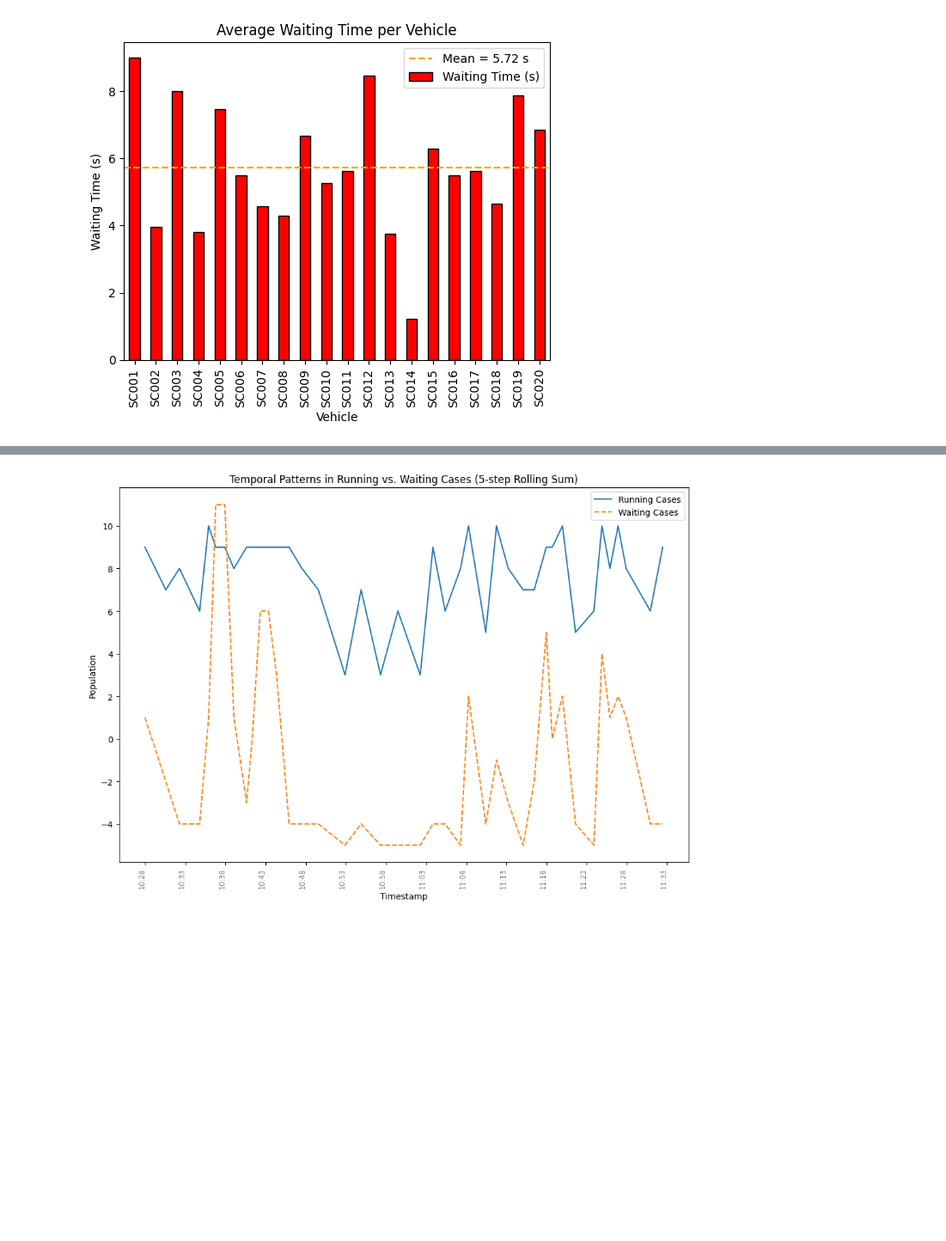
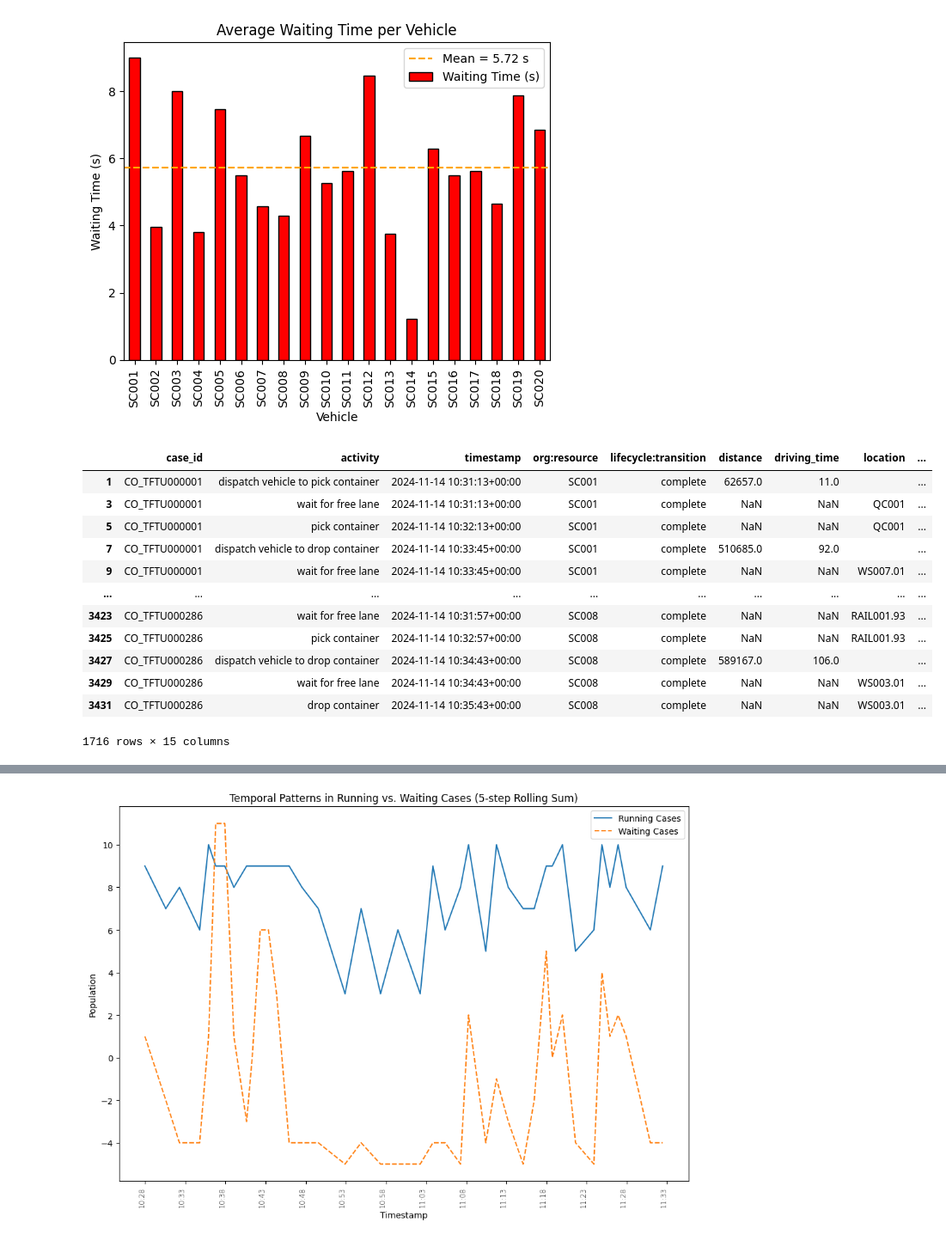
Before and after one commit to alpharmike/vehicle-simulation-analysis, a Jupyter notebook: notebooks/optimization.ipynb, the cells around one changed output, grey strips where cells are left out. Shown: that part at 86% size. Cells and saved outputs as stored; diff of their text form; code cells hidden in the pictures; blank space fills up the shorter version.

```diff
--- a/notebooks/optimization.ipynb
+++ b/notebooks/optimization.ipynb
@@ -311,3 +317,19 @@ plt.legend();
 plt.show()
 # %% [output]
 [figure]
+# %%
+complete_df
+# %% [output]
+|  | case_id | activity | timestamp | org:resource | lifecycle:transition | distance | driving_time | location | ... |
+| 1 | CO_TFTU000001 | dispatch vehicle to pick container | 2024-11-14 10:31:13+00:00 | SC001 | complete | 62657.0 | 11.0 |  | ... |
+| 3 | CO_TFTU000001 | wait for free lane | 2024-11-14 10:31:13+00:00 | SC001 | complete | NaN | NaN | QC001 | ... |
+| 5 | CO_TFTU000001 | pick container | 2024-11-14 10:32:13+00:00 | SC001 | complete | NaN | NaN | QC001 | ... |
+| 7 | CO_TFTU000001 | dispatch vehicle to drop container | 2024-11-14 10:33:45+00:00 | SC001 | complete | 510685.0 | 92.0 |  | ... |
+| 9 | CO_TFTU000001 | wait for free lane | 2024-11-14 10:33:45+00:00 | SC001 | complete | NaN | NaN | WS007.01 | ... |
+| ... | ... | ... | ... | ... | ... | ... | ... | ... | ... |
+| 3423 | CO_TFTU000286 | wait for free lane | 2024-11-14 10:31:57+00:00 | SC008 | complete | NaN | NaN | RAIL001.93 | ... |
+| 3425 | CO_TFTU000286 | pick container | 2024-11-14 10:32:57+00:00 | SC008 | complete | NaN | NaN | RAIL001.93 | ... |
+| 3427 | CO_TFTU000286 | dispatch vehicle to drop container | 2024-11-14 10:34:43+00:00 | SC008 | complete | 589167.0 | 106.0 |  | ... |
+| 3429 | CO_TFTU000286 | wait for free lane | 2024-11-14 10:34:43+00:00 | SC008 | complete | NaN | NaN | WS003.01 | ... |
+| 3431 | CO_TFTU000286 | drop container | 2024-11-14 10:35:43+00:00 | SC008 | complete | NaN | NaN | WS003.01 | ... |
+1716 rows × 15 columns
```
Also changed, not shown: parts of 5 cells of this notebook, 1 other file.
